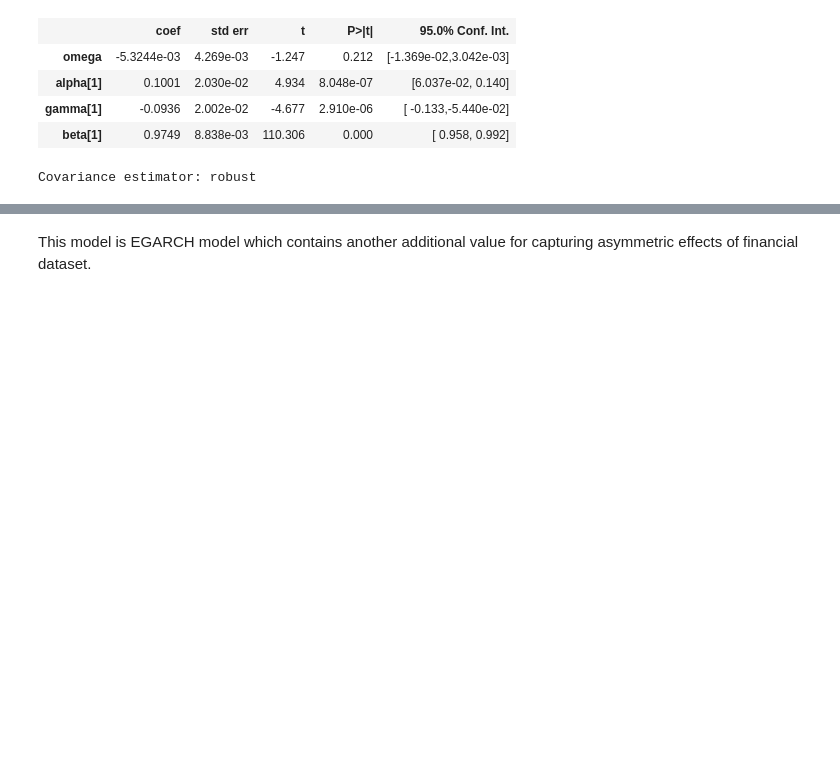
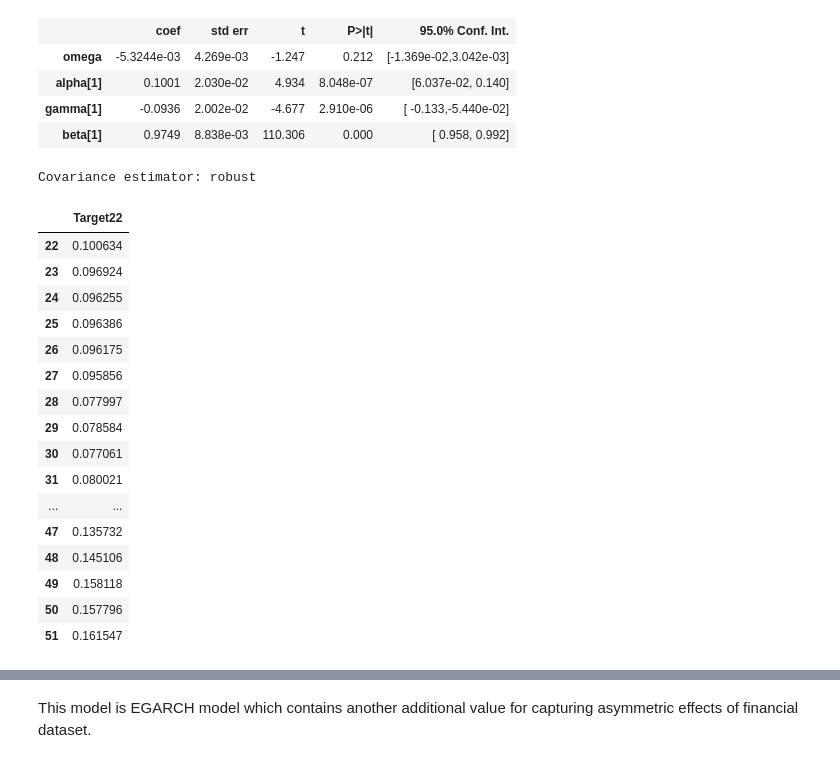
Before and after one commit to eddie8615/cs_project, a Jupyter notebook: garch.ipynb, the cells around one changed output, grey strips where cells are left out. Drawn from its saved outputs; the diff is of its cells as text; code cells hidden in the pictures; blank space fills up the shorter version.

```diff
--- a/garch.ipynb
+++ b/garch.ipynb
@@ -453,6 +419,26 @@ Volatility Model
 | gamma[1] | -0.0936 | 2.002e-02 | -4.677 | 2.910e-06 | [ -0.133,-5.440e-02] |
 | beta[1] | 0.9749 | 8.838e-03 | 110.306 | 0.000 | [ 0.958, 0.992] |
 Covariance estimator: robust
+# %%
+data_cleaned[['Target22']].head(30)
+# %% [output]
+|  | Target22 |
+| 22 | 0.100634 |
+| 23 | 0.096924 |
+| 24 | 0.096255 |
+| 25 | 0.096386 |
+| 26 | 0.096175 |
+| 27 | 0.095856 |
+| 28 | 0.077997 |
+| 29 | 0.078584 |
+| 30 | 0.077061 |
+| 31 | 0.080021 |
+| ... | ... |
+| 47 | 0.135732 |
+| 48 | 0.145106 |
+| 49 | 0.158118 |
+| 50 | 0.157796 |
+| 51 | 0.161547 |
 # %%
 # rolling_predictions = []
 lag1_pred = []
```
Also changed, not shown: parts of 9 cells of this notebook, 4 other files.
